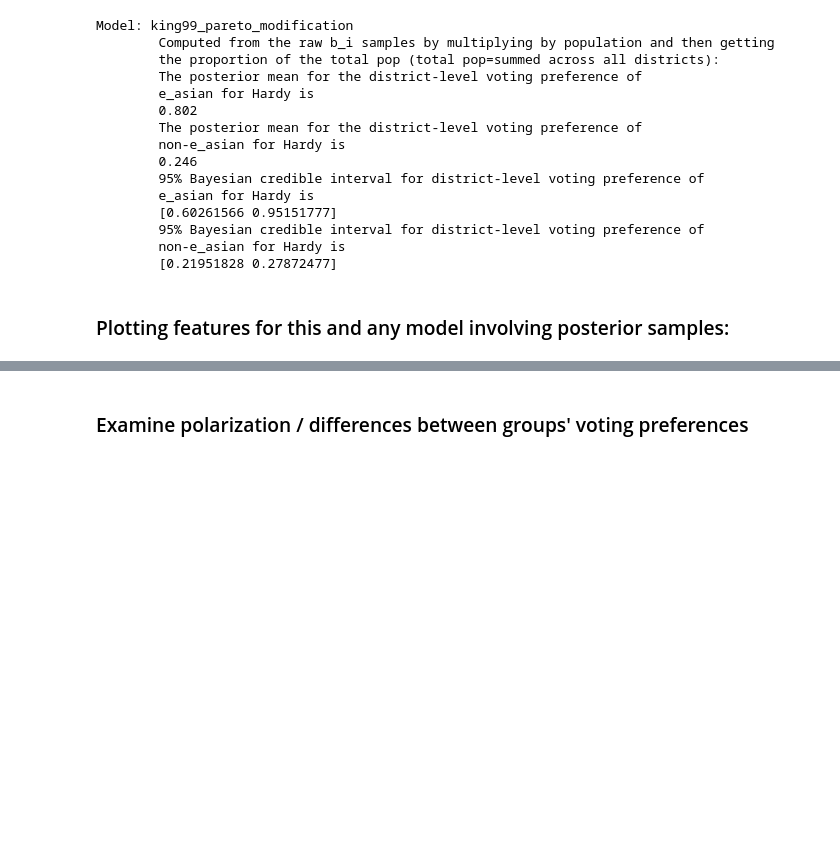
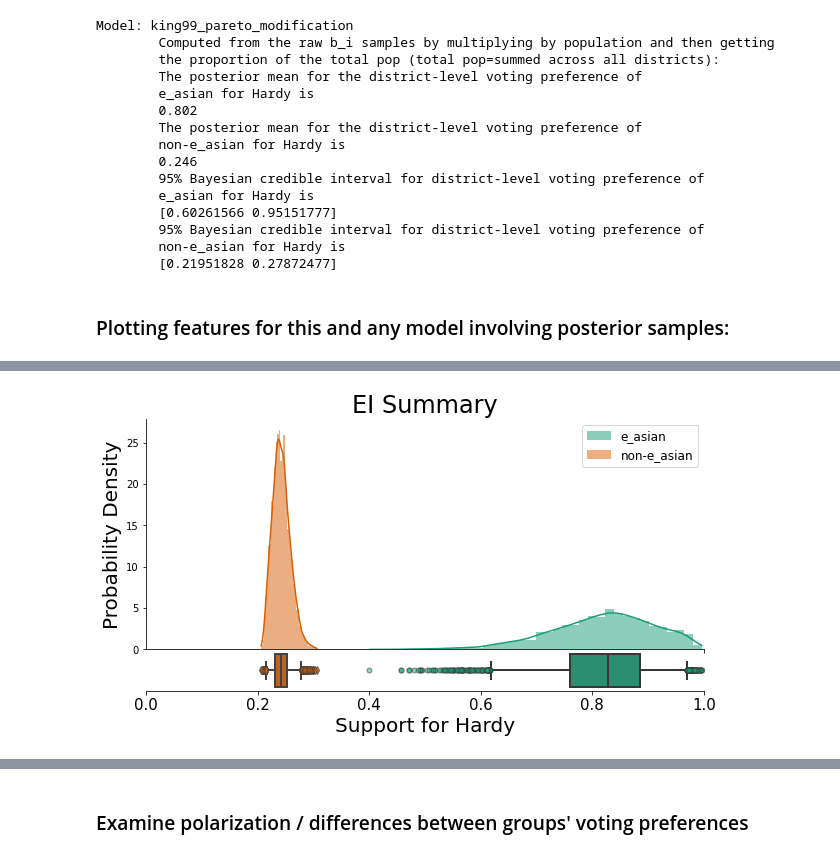
Before and after one commit to mggg/ecological-inference, a Jupyter notebook: pyei/examples/santa_clara_demo.ipynb, the cells around one changed output, grey strips where cells are left out. Cells and saved outputs as stored; diff of their text form; code cells hidden in the pictures; blank space fills up the shorter version.

```diff
--- a/pyei/examples/santa_clara_demo.ipynb
+++ b/pyei/examples/santa_clara_demo.ipynb
@@ -157,0 +125,4 @@ ei.plot_intervals_by_precinct()
+# %%
+ax = ei.plot()
+# %% [output]
+[figure, added]
```
Also changed, not shown: parts of 22 cells of this notebook, 2 other files.
